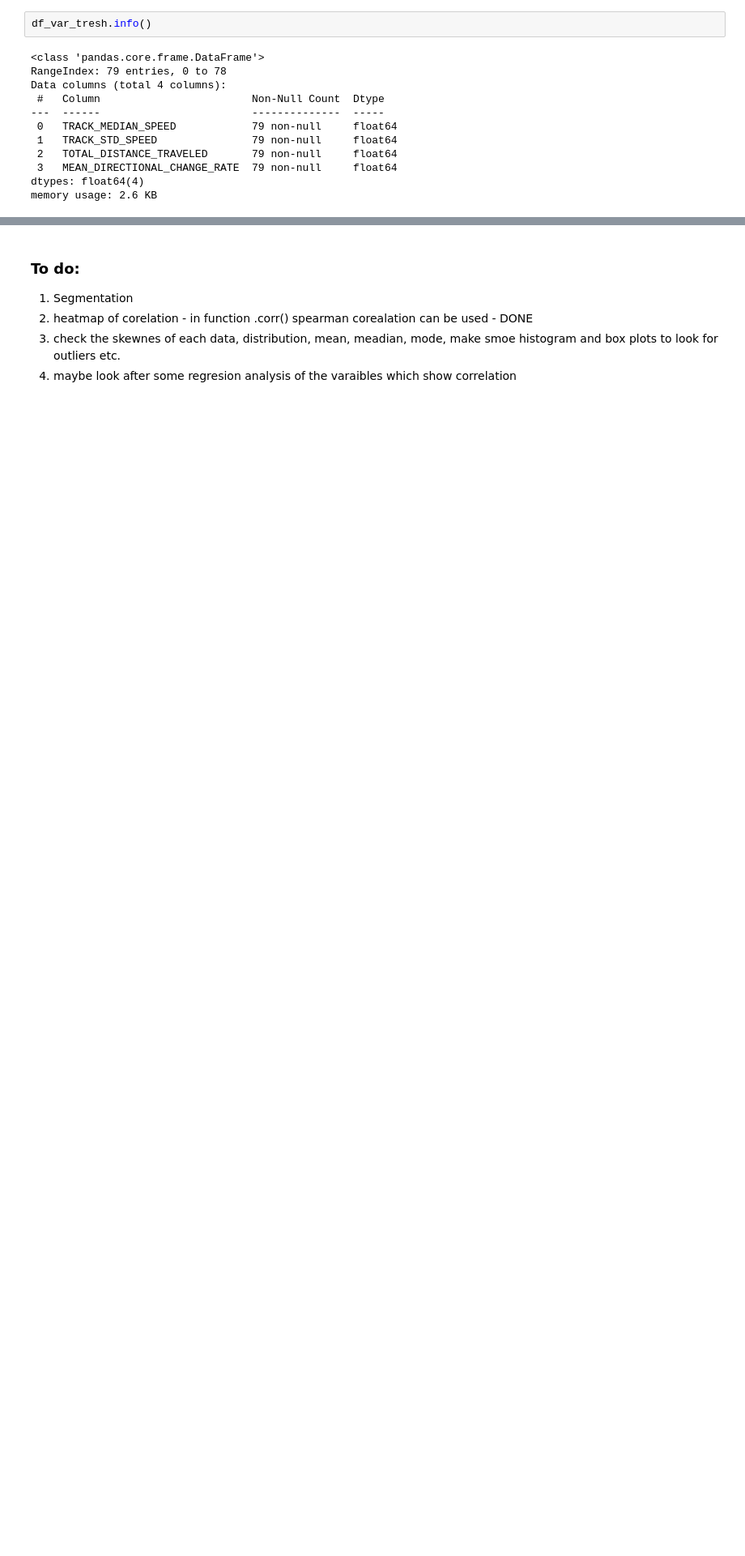
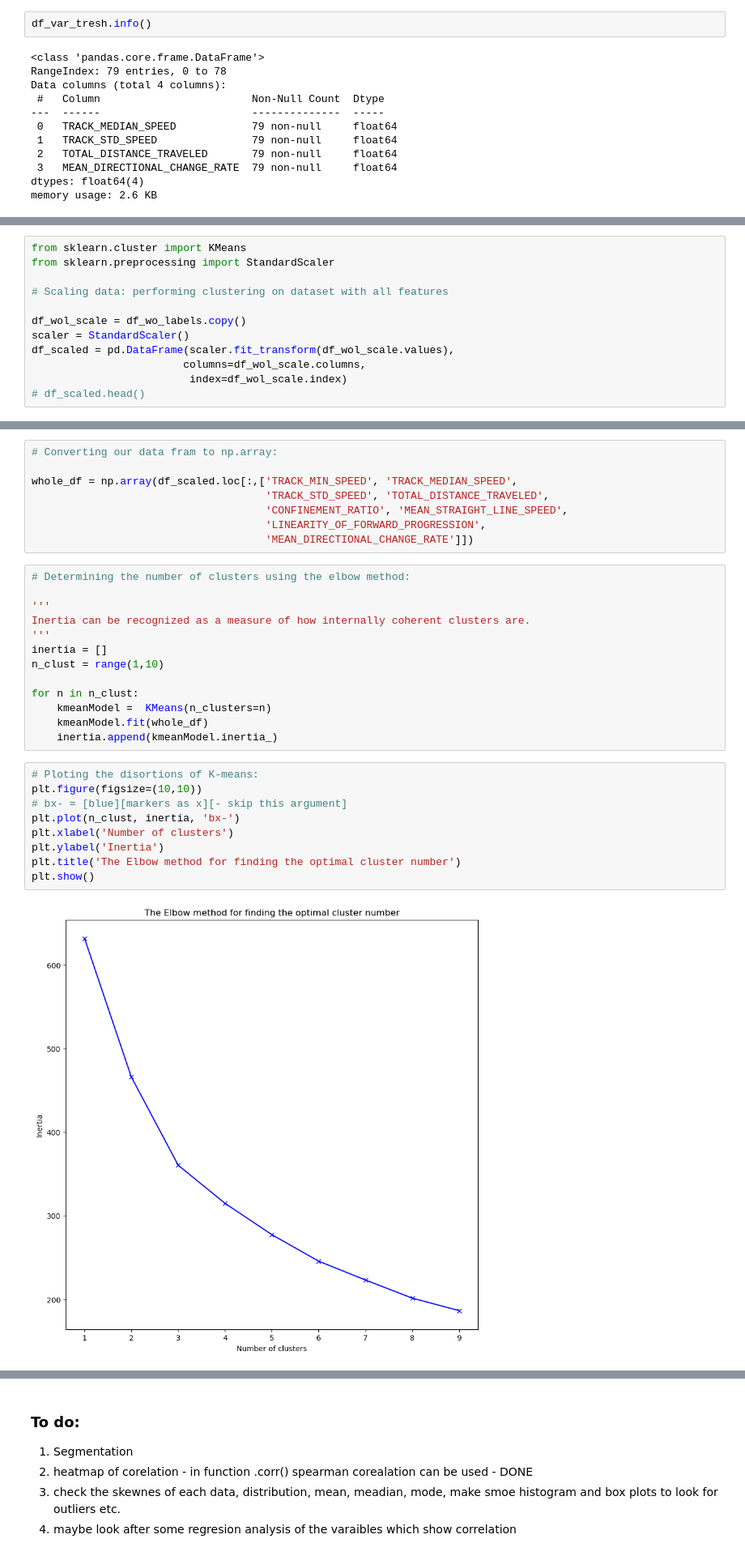
Before and after one commit to GentlemanFrog/Trajectory_clustering, a Jupyter notebook: Trajectory_analysis.ipynb, the cells around one changed output, grey strips where cells are left out. Shown at 81% size. Drawn from its saved outputs; the diff is of its cells as text; blank space fills up the shorter version.

Commit message:
Added cluster analysis
Starting work on cluster analysis, applying method for deteminin the optimal number of cluster .

```diff
--- a/Trajectory_analysis.ipynb
+++ b/Trajectory_analysis.ipynb
@@ -461,0 +466,12 @@ memory usage: 2.6 KB
+# %%
+from sklearn.cluster import KMeans
+from sklearn.preprocessing import StandardScaler
+
+# Scaling data: performing clustering on dataset with all features
+
+df_wol_scale = df_wo_labels.copy()
+scaler = StandardScaler()
+df_scaled = pd.DataFrame(scaler.fit_transform(df_wol_scale.values),
+                        columns=df_wol_scale.columns,
+                         index=df_wol_scale.index)
+# df_scaled.head()
@@ -461,0 +485,32 @@ memory usage: 2.6 KB
+# %%
+# Converting our data fram to np.array:
+
+whole_df = np.array(df_scaled.loc[:,['TRACK_MIN_SPEED', 'TRACK_MEDIAN_SPEED',
+                                     'TRACK_STD_SPEED', 'TOTAL_DISTANCE_TRAVELED',
+                                     'CONFINEMENT_RATIO', 'MEAN_STRAIGHT_LINE_SPEED',
+                                     'LINEARITY_OF_FORWARD_PROGRESSION',
+                                     'MEAN_DIRECTIONAL_CHANGE_RATE']])
+# %%
+# Determining the number of clusters using the elbow method:
+
+'''
+Inertia can be recognized as a measure of how internally coherent clusters are.
+'''
+inertia = []
+n_clust = range(1,10)
+
+for n in n_clust:
+    kmeanModel =  KMeans(n_clusters=n)
+    kmeanModel.fit(whole_df)
+    inertia.append(kmeanModel.inertia_)
+# %%
+# Ploting the disortions of K-means:
+plt.figure(figsize=(10,10))
+# bx- = [blue][markers as x][- skip this argument]
+plt.plot(n_clust, inertia, 'bx-')
+plt.xlabel('Number of clusters')
+plt.ylabel('Inertia')
+plt.title('The Elbow method for finding the optimal cluster number')
+plt.show()
+# %% [output]
+[figure, added]
```
Also changed, not shown: parts of 6 cells of this notebook.
